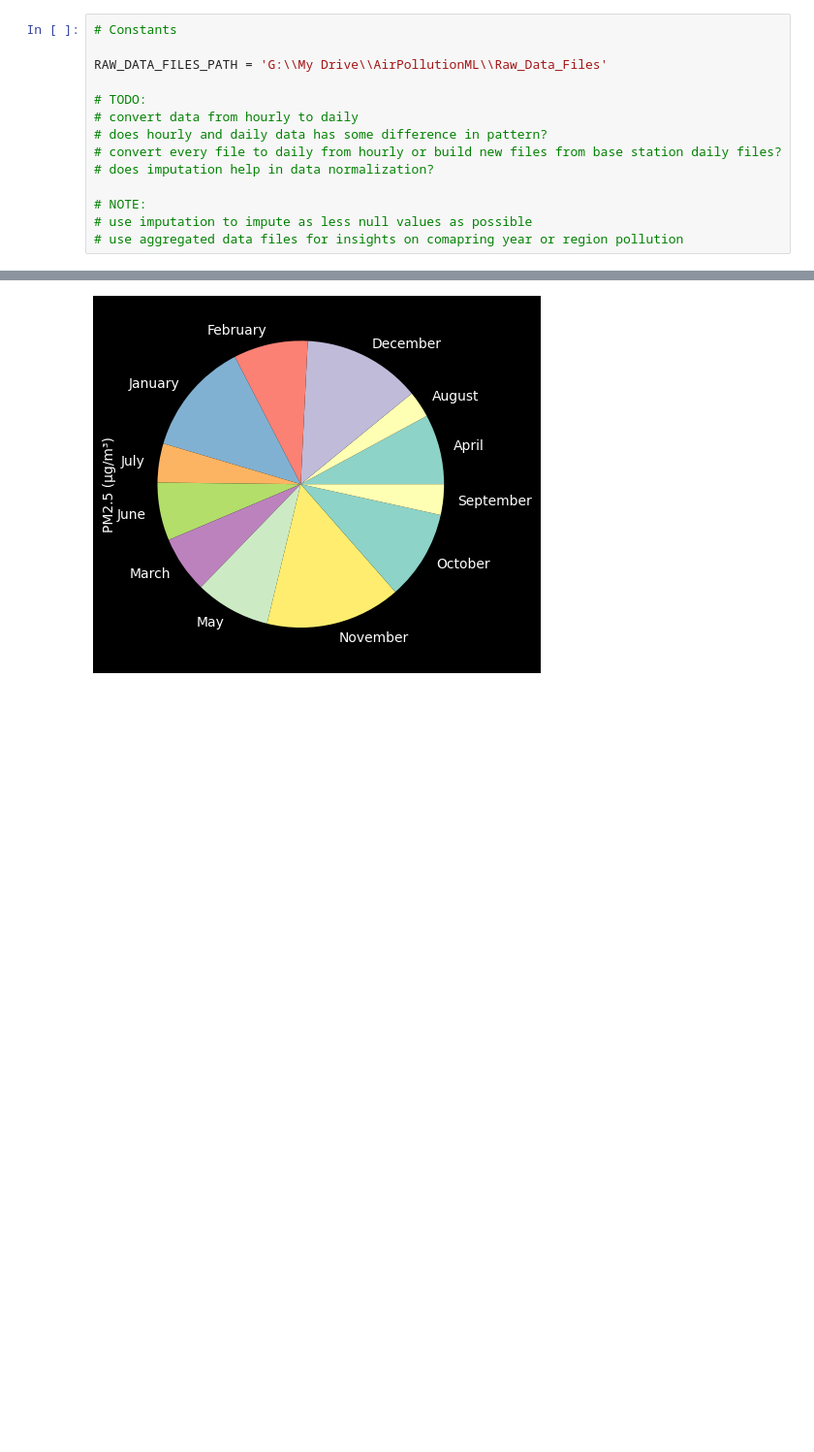
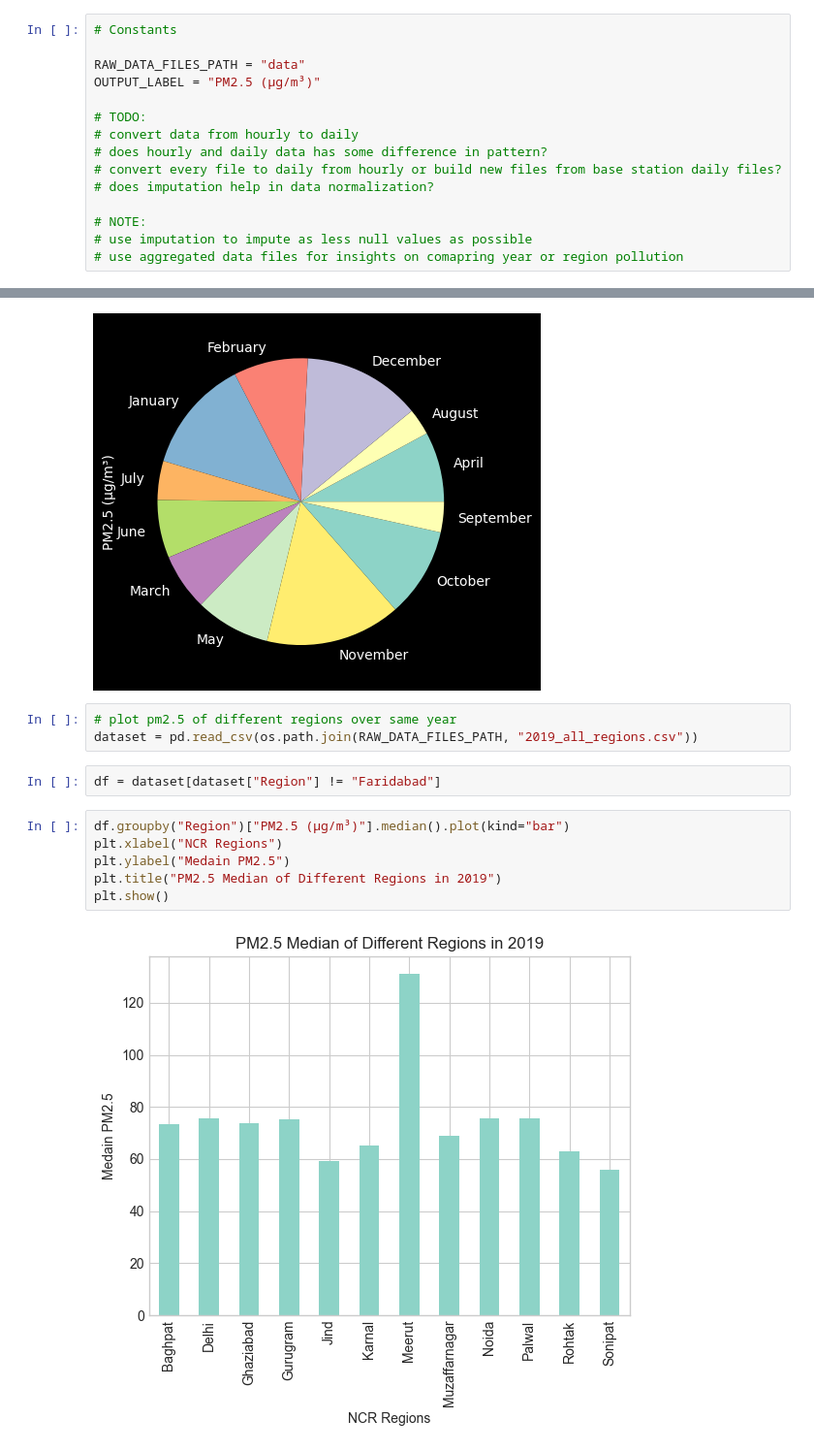
Before and after one commit to TeslaC00/AirPollutionNCR, a Jupyter notebook: GraphVisualization.ipynb, the cells around one changed output, grey strips where cells are left out. Shown at 97% size. Drawn from its saved outputs; the diff is of its cells as text; blank space fills up the shorter version.

```diff
--- a/GraphVisualization.ipynb
+++ b/GraphVisualization.ipynb
@@ -1,7 +1,8 @@
 # %%
 # Constants
 
-RAW_DATA_FILES_PATH = 'G:\\My Drive\\AirPollutionML\\Raw_Data_Files'
+RAW_DATA_FILES_PATH = "data"
+OUTPUT_LABEL = "PM2.5 (µg/m³)"
 
 # TODO:
 # convert data from hourly to daily
@@ -135,3 +137,16 @@ dfs["2019"].groupby("Month")["PM2.5 (µg/m³)"].mean().plot(kind="pie")
 # %% [output]
 <Axes: ylabel='PM2.5 (µg/m³)'>
 [figure]
+# %%
+# plot pm2.5 of different regions over same year
+dataset = pd.read_csv(os.path.join(RAW_DATA_FILES_PATH, "2019_all_regions.csv"))
+# %%
+df = dataset[dataset["Region"] != "Faridabad"]
+# %%
+df.groupby("Region")["PM2.5 (µg/m³)"].median().plot(kind="bar")
+plt.xlabel("NCR Regions")
+plt.ylabel("Medain PM2.5")
+plt.title("PM2.5 Median of Different Regions in 2019")
+plt.show()
+# %% [output]
+[figure, added]
```
Also changed, not shown: parts of 35 cells of this notebook, 13 other files.
